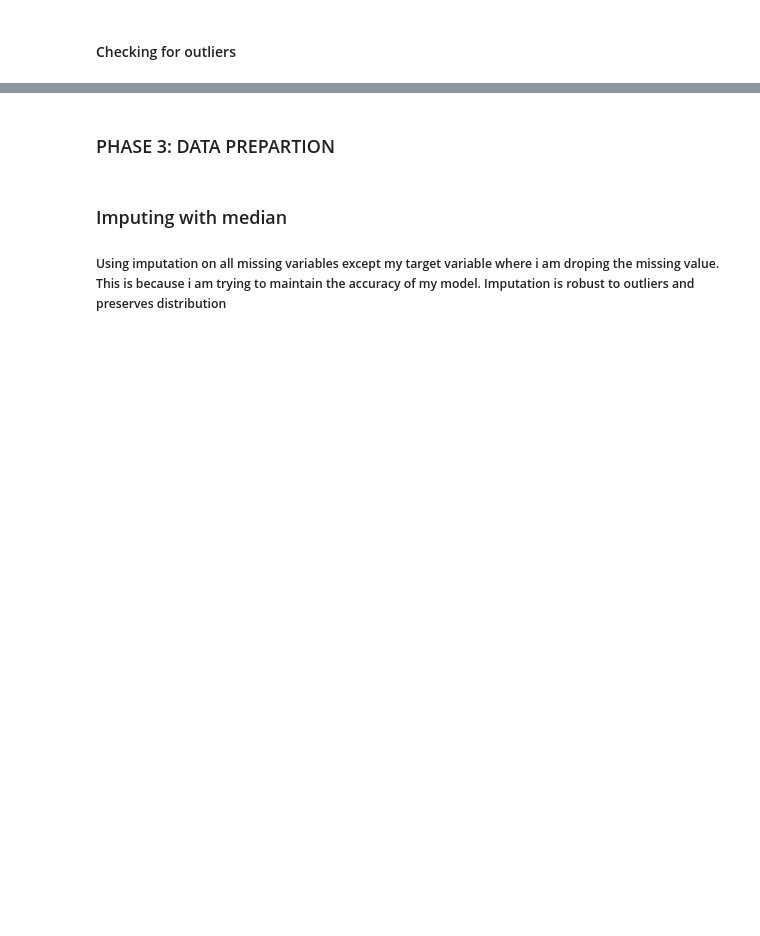
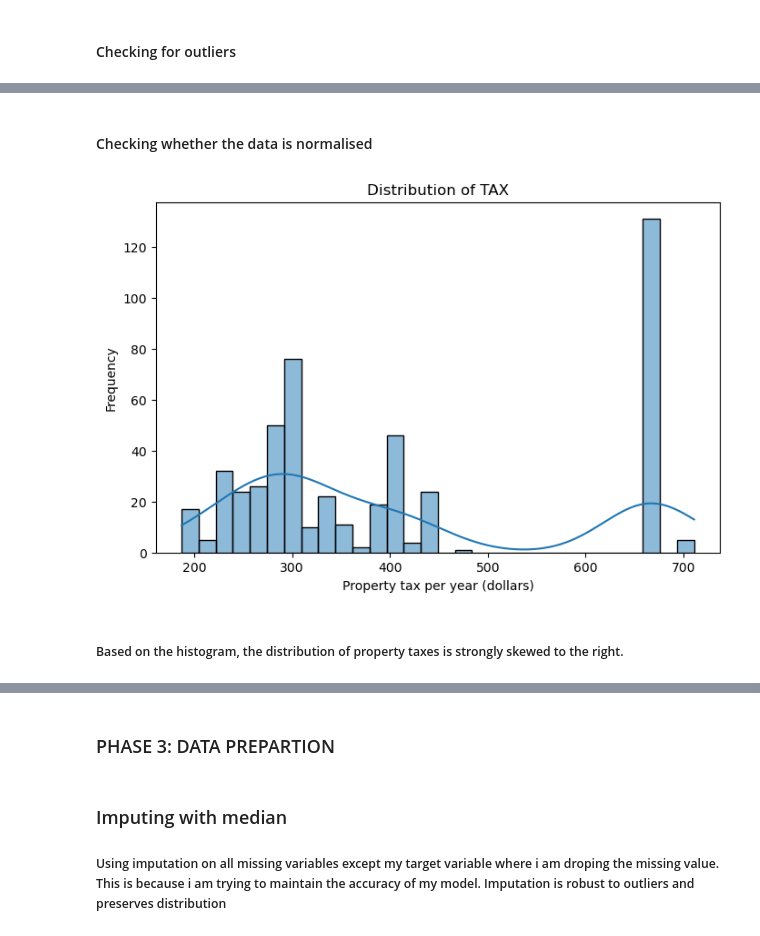
Before and after one commit to Leticia-Lakica/BIG-DATA, a Jupyter notebook: Association assignment/Housing.ipynb, the cells around one changed output, grey strips where cells are left out. Cells and saved outputs as stored; diff of their text form; code cells hidden in the pictures; blank space fills up the shorter version.

```diff
--- a/Association assignment/Housing.ipynb
+++ b/Association assignment/Housing.ipynb
@@ -123,0 +133,14 @@ ValueError: num must be an integer with 1 <= num <= 6, not 7
+# %% [markdown]
+#### Checking whether the data is normalised
+# %%
+# Checking if the data is normalised
+plt.figure(figsize=(8,5))
+sns.histplot(df['TAX'], bins=30, kde=True)
+plt.title("Distribution of TAX")
+plt.xlabel("Property tax per year (dollars)")
+plt.ylabel("Frequency")
+plt.show()
+# %% [output]
+[figure, added]
+# %% [markdown]
+##### Based on the histogram, the distribution of property taxes is strongly skewed to the right.
```
Also changed, not shown: parts of 28 cells of this notebook, 3 other files.
